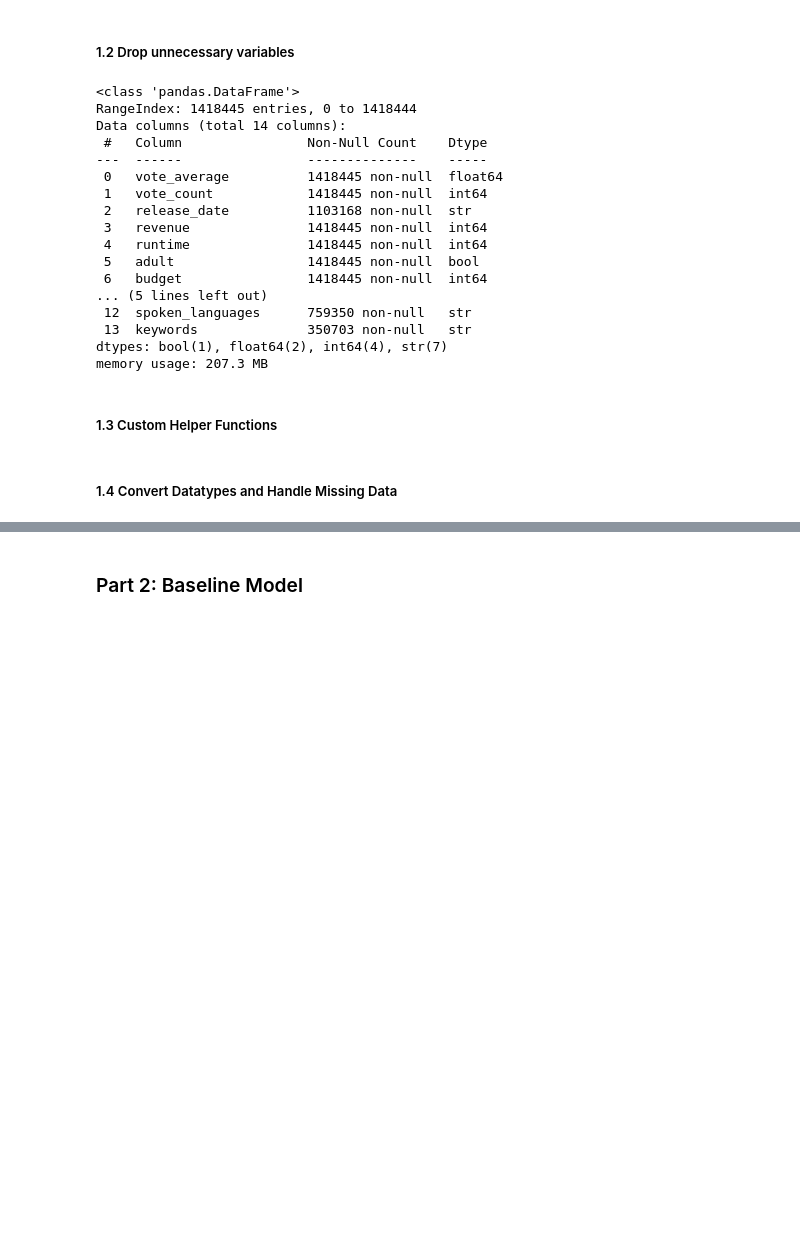
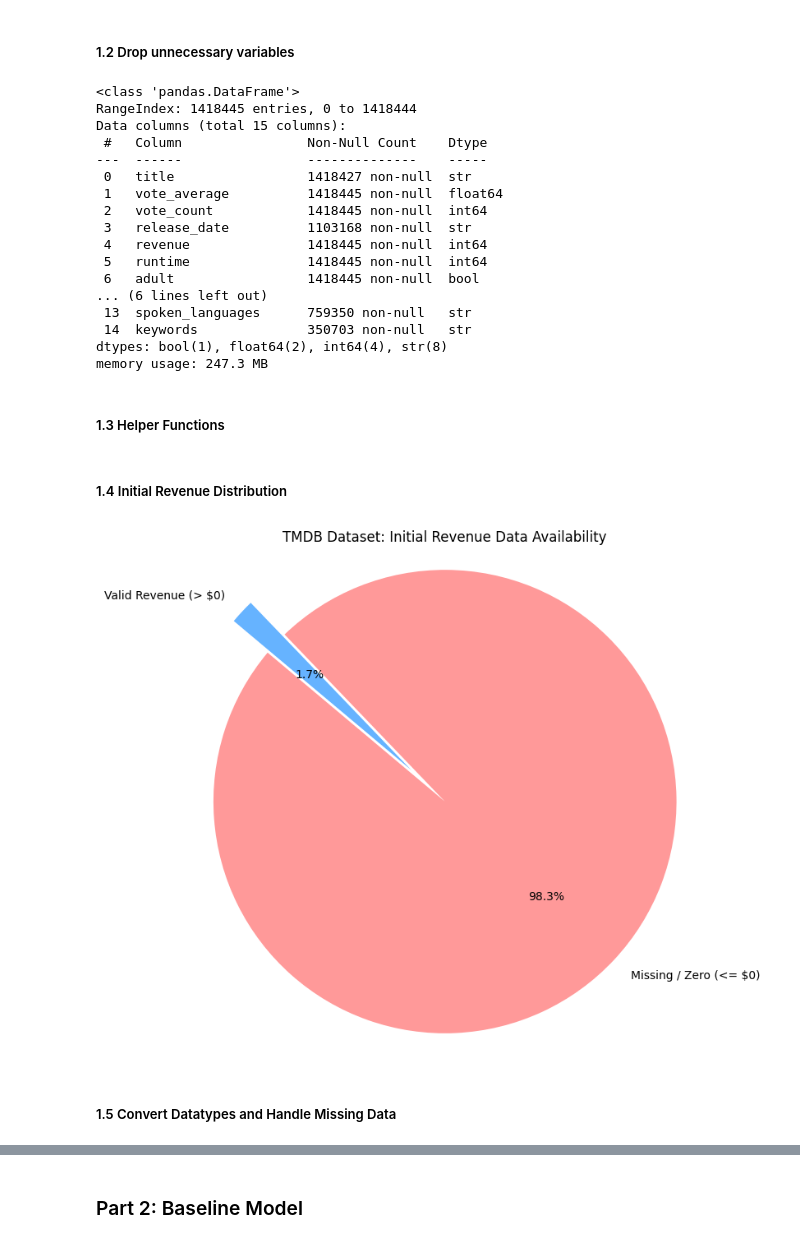
Before and after one commit to mootpuppet/CSC5610_Final_Project, a Jupyter notebook: final_project.ipynb, the cells around one changed output, grey strips where cells are left out. Saved outputs shown, nothing was run; the diff lists cells and outputs as text; code cells hidden in the pictures; blank space fills up the shorter version.

```diff
--- a/final_project.ipynb
+++ b/final_project.ipynb
@@ -65,27 +66,27 @@ memory usage: 723.2 MB
 ##### 1.2 Drop unnecessary variables
 # %%
 # Drop columns that are not needed for analysis
-temp_df = movies_df.drop(columns=['id', 'overview', 'title', 'original_title', 'backdrop_path',
+temp_df = movies_df.drop(columns=['id', 'overview', 'original_title', 'backdrop_path',
                                   'poster_path', 'imdb_id', 'homepage', 'status', 'tagline'])
 movies_df = temp_df.copy()
 movies_df.info()
 # %% [output]
 <class 'pandas.DataFrame'>
 RangeIndex: 1418445 entries, 0 to 1418444
-Data columns (total 14 columns):
+Data columns (total 15 columns):
  #   Column                Non-Null Count    Dtype
 ---  ------                --------------    -----
- 0   vote_average          1418445 non-null  float64
- 1   vote_count            1418445 non-null  int64
- 2   release_date          1103168 non-null  str
- 3   revenue               1418445 non-null  int64
- 4   runtime               1418445 non-null  int64
- 5   adult                 1418445 non-null  bool
- 6   budget                1418445 non-null  int64
-... (5 lines left out)
- 12  spoken_languages      759350 non-null   str
- 13  keywords              350703 non-null   str
-dtypes: bool(1), float64(2), int64(4), str(7)
-memory usage: 207.3 MB
+ 0   title                 1418427 non-null  str
+ 1   vote_average          1418445 non-null  float64
+ 2   vote_count            1418445 non-null  int64
+ 3   release_date          1103168 non-null  str
+ 4   revenue               1418445 non-null  int64
+ 5   runtime               1418445 non-null  int64
+ 6   adult                 1418445 non-null  bool
+... (6 lines left out)
+ 13  spoken_languages      759350 non-null   str
+ 14  keywords              350703 non-null   str
+dtypes: bool(1), float64(2), int64(4), str(8)
+memory usage: 247.3 MB
-# %% [markdown]
-##### 1.3 Custom Helper Functions
+# %% [markdown]
+##### 1.3 Helper Functions
@@ -92,18 +109,27 @@ memory usage: 207.3 MB
+# %% [markdown]
+##### 1.4 Initial Revenue Distribution
 # %%
-def format_money(x, pos):
-    '''
-    Formats large numbers into human-readable strings with appropriate suffixes.
-    '''
-    if x >= abs(1e9):
-        return f'${x * 1e-9:g}B'
-    elif x >= abs(1e6):
-        return f'${x*1e-6:g}M'
-    elif x >= abs(1e3):
-        return f'${x*1e-3:g}K'
-    else:
-        return f'${x:g}'
+revenue_status = movies_df['revenue'].apply(lambda x: 'Valid Revenue (> $0)' if x > 0 else 'Missing / Zero (<= $0)')
 
-formatter = FuncFormatter(format_money)
+
+status_counts = revenue_status.value_counts()
+
+plt.figure(figsize=(8, 8))
+
+explode = [0.2 if label == 'Valid Revenue (> $0)' else 0 for label in status_counts.index]
+
+plt.pie(status_counts.values,
+        labels=status_counts.index,
+        autopct='%1.1f%%',
+        explode=explode,
+        startangle=140,
+        colors=['#ff9999', '#66b3ff'])
+
+plt.title('TMDB Dataset: Initial Revenue Data Availability')
+plt.axis('equal')
+plt.show()
+# %% [output]
+[figure, added]
 # %% [markdown]
-##### 1.4 Convert Datatypes and Handle Missing Data
+##### 1.5 Convert Datatypes and Handle Missing Data
 # %%
```
Also changed, not shown: parts of 7 cells of this notebook.
